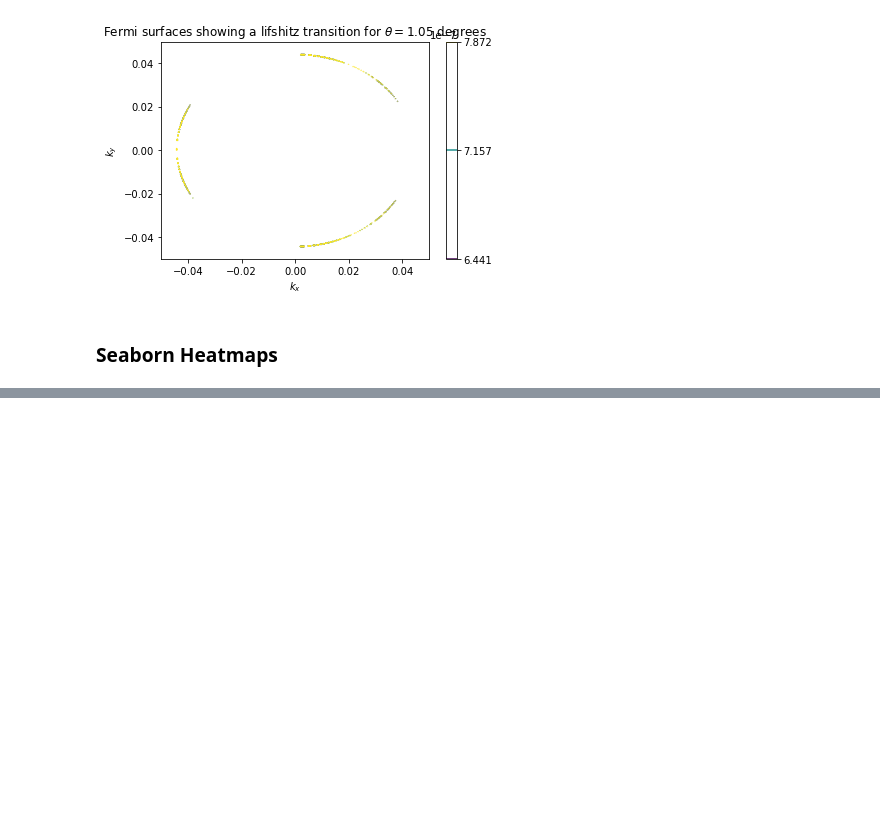
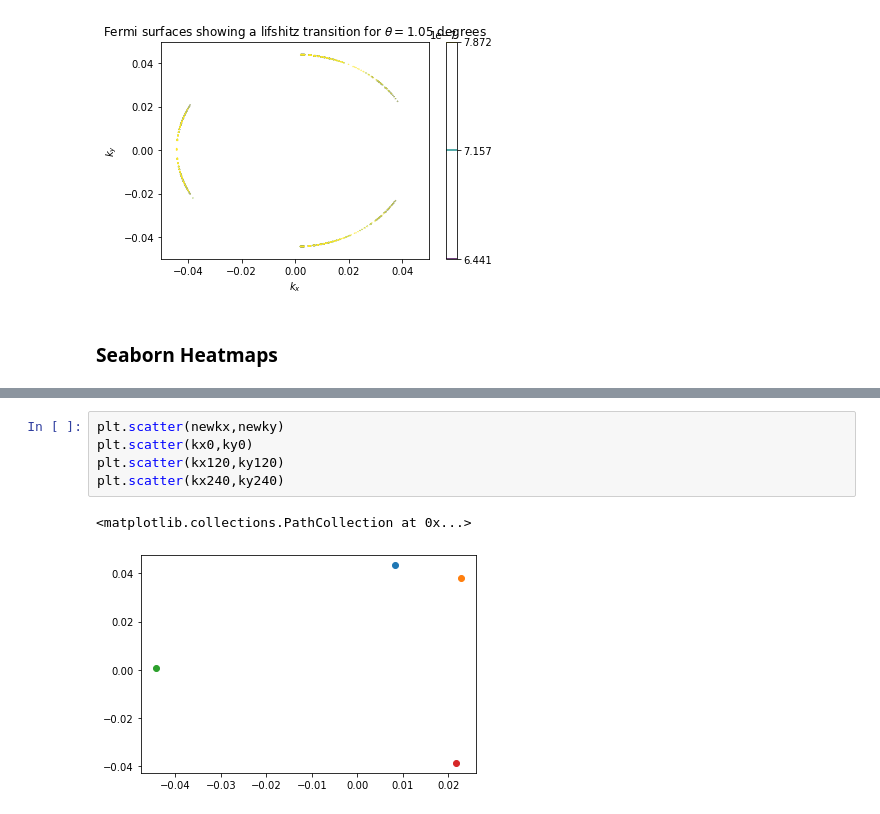
Before and after one commit to aravindhshankar/KondoVHS, a Jupyter notebook: FigureMaking.ipynb, the cells around one changed output, grey strips where cells are left out. Cells and saved outputs as stored; diff of their text form; blank space fills up the shorter version.

```diff
--- a/FigureMaking.ipynb
+++ b/FigureMaking.ipynb
@@ -98,0 +138,8 @@ plt.savefig('FigsPoster/HeatmapMagic.jpg')
+# %%
+plt.scatter(newkx,newky)
+plt.scatter(kx0,ky0)
+plt.scatter(kx120,ky120)
+plt.scatter(kx240,ky240)
+# %% [output]
+<matplotlib.collections.PathCollection at 0x...>
+[figure, added]
```
Also changed, not shown: parts of 14 cells of this notebook, 9 other files.
